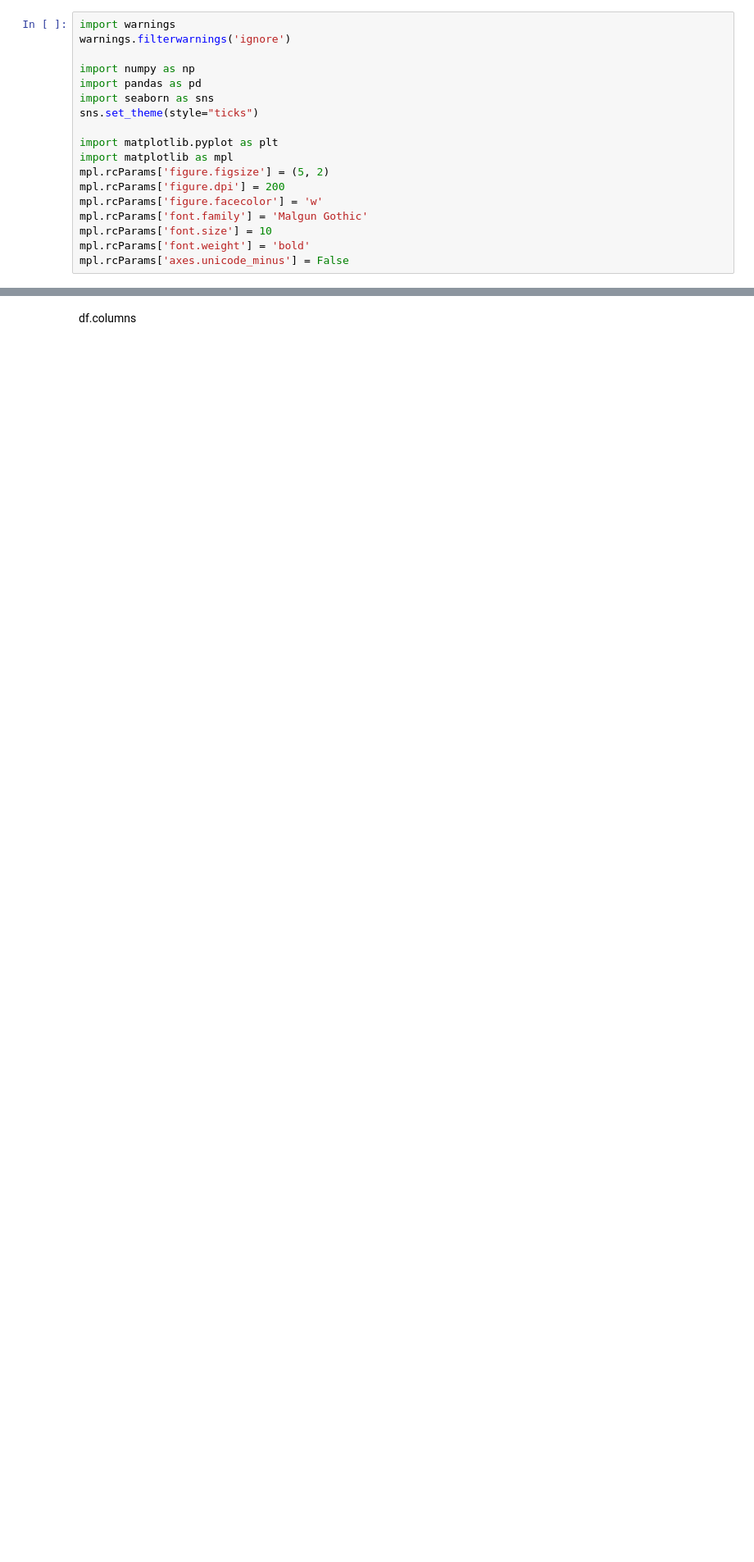
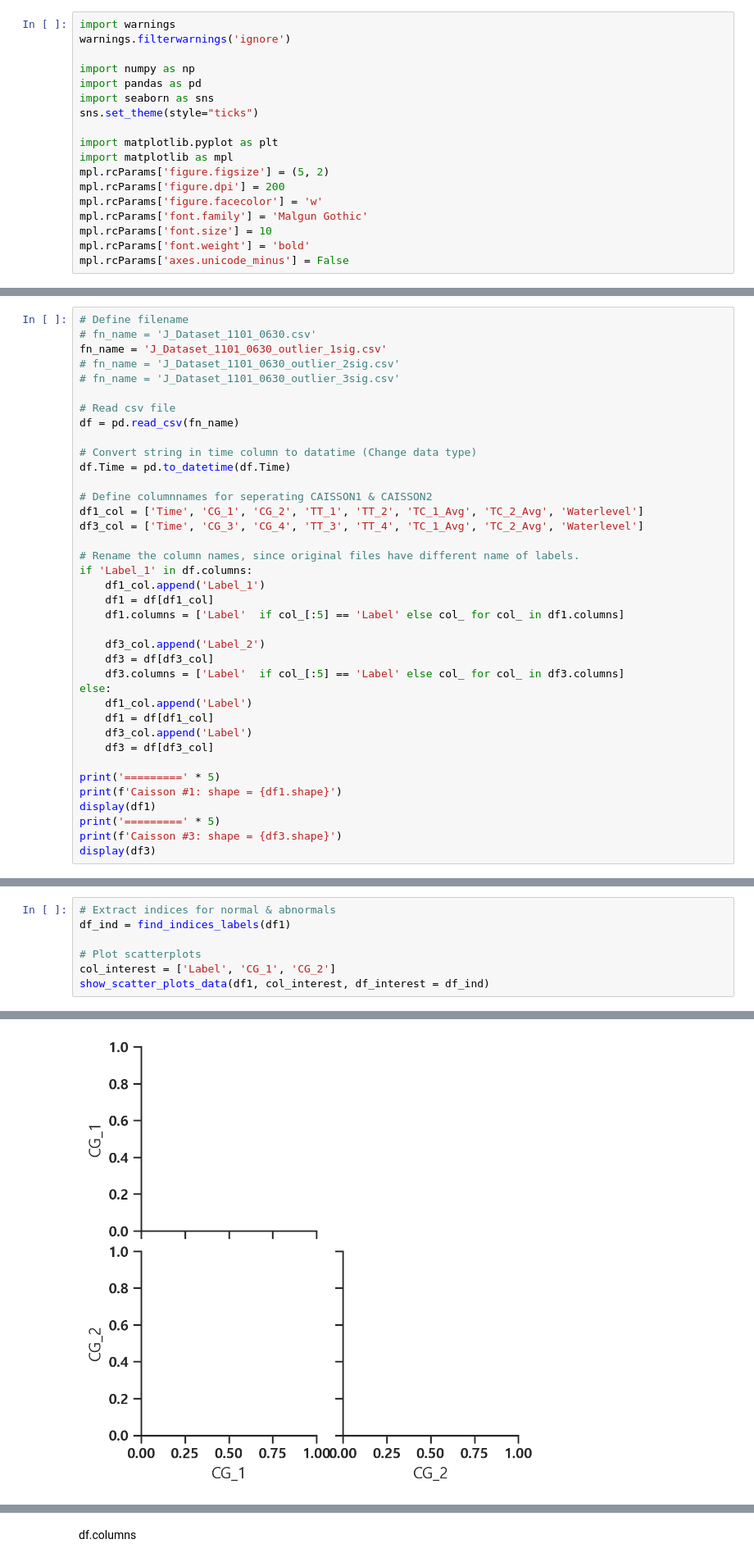
Before and after one commit to seungsab/Robust_Outlier_detection, a Jupyter notebook: 20230712_인천항_데이터_항만인프라/Step1_Expoloratory_Data_Analysis_Incheon_porTinfra.ipynb, the cells around one changed output, grey strips where cells are left out. Shown at 82% size. Saved outputs shown, nothing was run; the diff lists cells and outputs as text; blank space fills up the shorter version.

Commit message:
EDA code updated for new dataset

```diff
--- a/20230712_인천항_데이터_항만인프라/Step1_Expoloratory_Data_Analysis_Incheon_porTinfra.ipynb
+++ b/20230712_인천항_데이터_항만인프라/Step1_Expoloratory_Data_Analysis_Incheon_porTinfra.ipynb
@@ -64,0 +27,38 @@ plt.show()
+# %%
+# Define filename
+# fn_name = 'J_Dataset_1101_0630.csv'
+fn_name = 'J_Dataset_1101_0630_outlier_1sig.csv'
+# fn_name = 'J_Dataset_1101_0630_outlier_2sig.csv'
+# fn_name = 'J_Dataset_1101_0630_outlier_3sig.csv'
+
+# Read csv file
+df = pd.read_csv(fn_name)
+
+# Convert string in time column to datatime (Change data type)
+df.Time = pd.to_datetime(df.Time)
+
+# Define columnnames for seperating CAISSON1 & CAISSON2
+df1_col = ['Time', 'CG_1', 'CG_2', 'TT_1', 'TT_2', 'TC_1_Avg', 'TC_2_Avg', 'Waterlevel']
+df3_col = ['Time', 'CG_3', 'CG_4', 'TT_3', 'TT_4', 'TC_1_Avg', 'TC_2_Avg', 'Waterlevel']
+
+# Rename the column names, since original files have different name of labels.
+if 'Label_1' in df.columns:
+    df1_col.append('Label_1')
+    df1 = df[df1_col]
+    df1.columns = ['Label'  if col_[:5] == 'Label' else col_ for col_ in df1.columns]
+
+    df3_col.append('Label_2')
+    df3 = df[df3_col]
+    df3.columns = ['Label'  if col_[:5] == 'Label' else col_ for col_ in df3.columns]
+else:
+    df1_col.append('Label')
+    df1 = df[df1_col]
+    df3_col.append('Label')
+    df3 = df[df3_col]
+
+print('=========' * 5)
+print(f'Caisson #1: shape = {df1.shape}')
+display(df1)
+print('=========' * 5)
+print(f'Caisson #3: shape = {df3.shape}')
+display(df3)
@@ -64,0 +190,8 @@ plt.show()
+# %%
+# Extract indices for normal & abnormals
+df_ind = find_indices_labels(df1)
+
+# Plot scatterplots
+col_interest = ['Label', 'CG_1', 'CG_2']
+show_scatter_plots_data(df1, col_interest, df_interest = df_ind)
+# %% [output]
@@ -65,3 +199,4 @@ plt.show()
+[figure, added]
 # %%
 df_ = df[['CG_1', 'CG_2', 'CG_3', 'CG_4', 'TT_1', 'TT_2', 'TT_3', 'TT_4', 'TC_1_Avg', 'TC_2_Avg', 'Waterlevel']]
 
```
Also changed, not shown: parts of 20 cells of this notebook, 3 other files.
